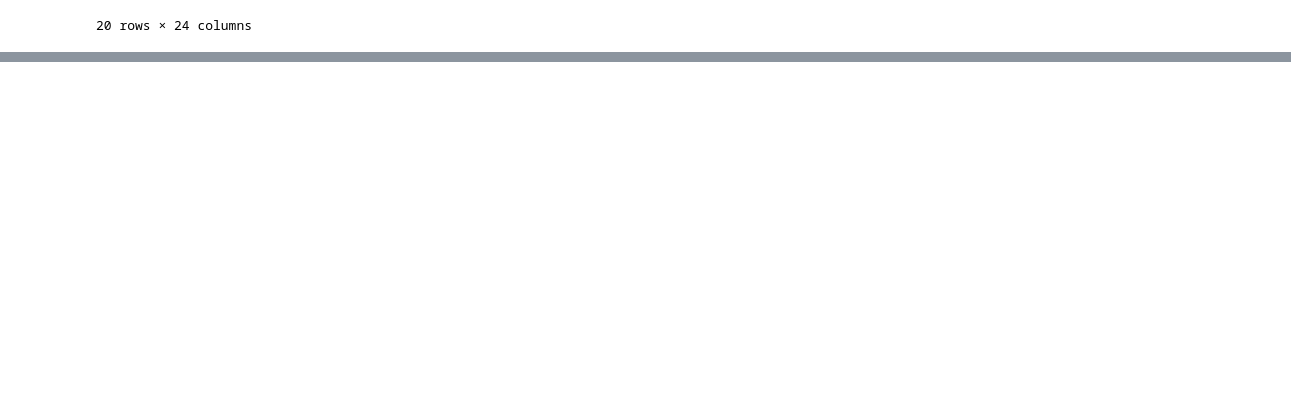
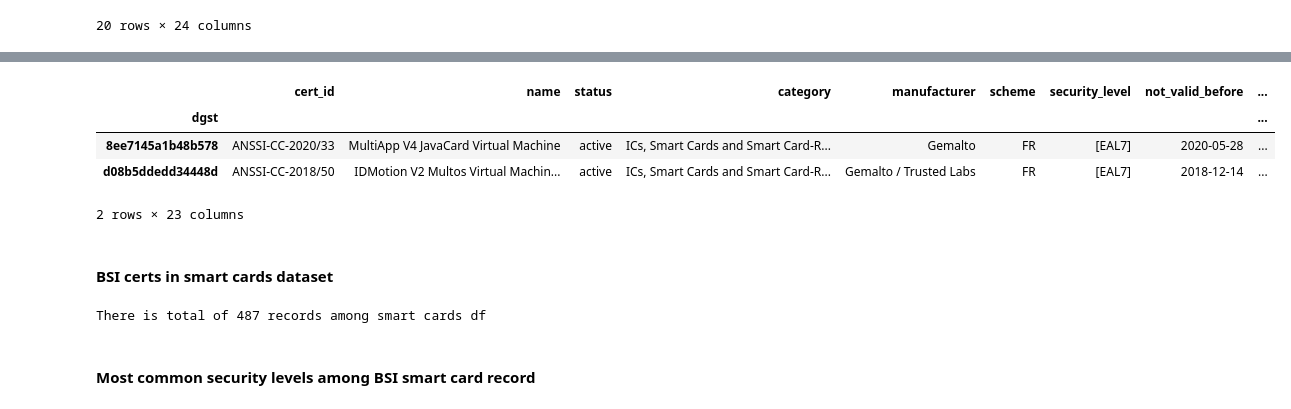
Before and after one commit to crocs-muni/sec-certs, a Jupyter notebook: notebooks/cc/dependency_analysis.ipynb, the cells around one changed output, grey strips where cells are left out. Drawn from its saved outputs; the diff is of its cells as text; code cells hidden in the pictures; blank space fills up the shorter version.

```diff
--- a/notebooks/cc/dependency_analysis.ipynb
+++ b/notebooks/cc/dependency_analysis.ipynb
@@ -449,0 +580,18 @@ print(result)
+# %%
+eal7_df[eal7_df["status"] == "active"]
+# %% [output]
+|  | cert_id | name | status | category | manufacturer | scheme | security_level | not_valid_before | ... |
+| dgst |  |  |  |  |  |  |  |  | ... |
+| 8ee7145a1b48b578 | ANSSI-CC-2020/33 | MultiApp V4 JavaCard Virtual Machine | active | ICs, Smart Cards and Smart Card-R... | Gemalto | FR | [EAL7] | 2020-05-28 | ... |
+| d08b5ddedd34448d | ANSSI-CC-2018/50 | IDMotion V2 Multos Virtual Machin... | active | ICs, Smart Cards and Smart Card-R... | Gemalto / Trusted Labs | FR | [EAL7] | 2018-12-14 | ... |
+2 rows × 23 columns
+# %% [markdown]
+#### BSI certs in smart cards dataset
+# %%
+bsi_smart_cards_df = cards_df[cards_df["is_bsi_cert"]]
+
+print(f"There is total of {bsi_smart_cards_df.shape[0]} records among smart cards df")
+# %% [output]
+There is total of 487 records among smart cards df
+# %% [markdown]
+#### Most common security levels among BSI smart card record
```
Also changed, not shown: parts of 35 cells of this notebook.
